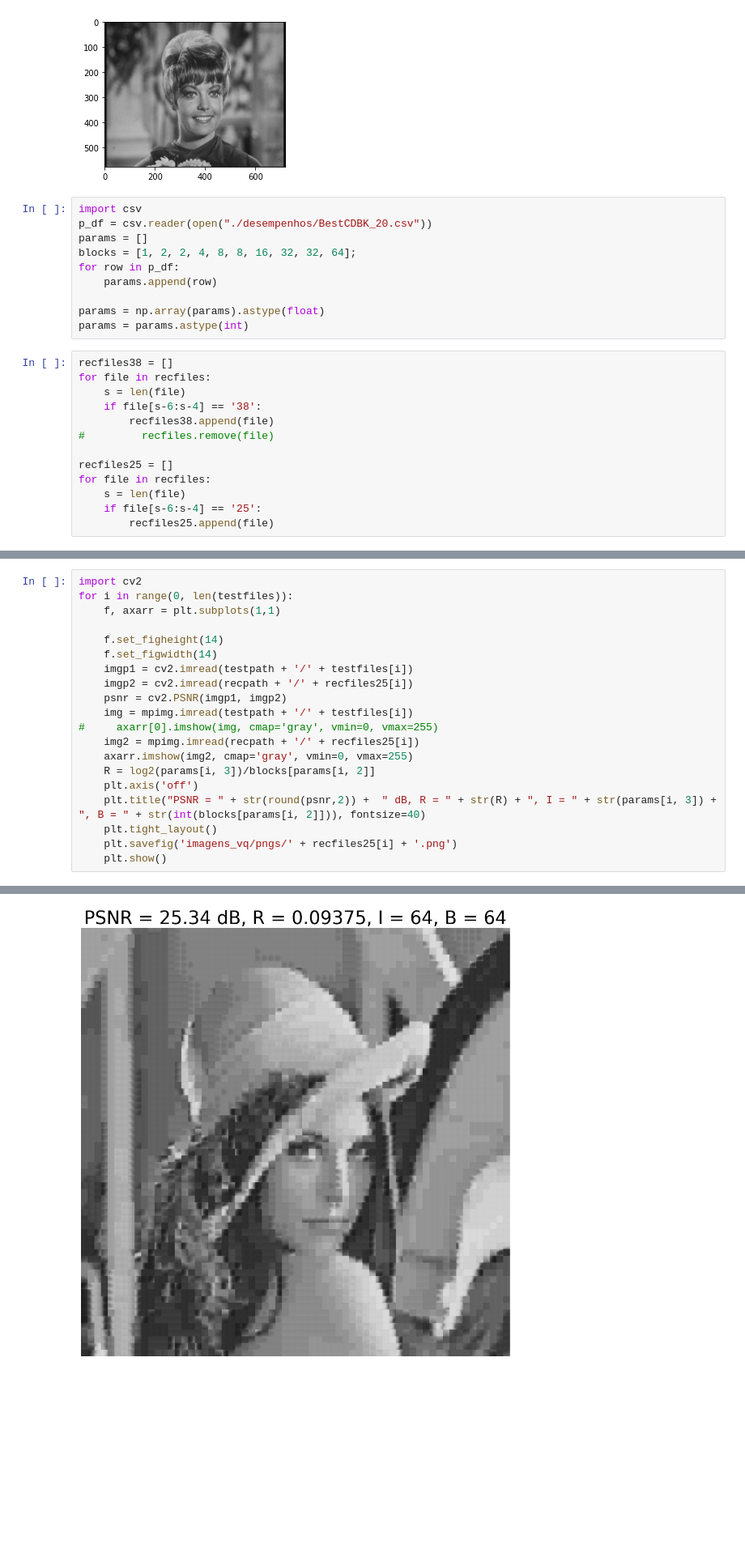
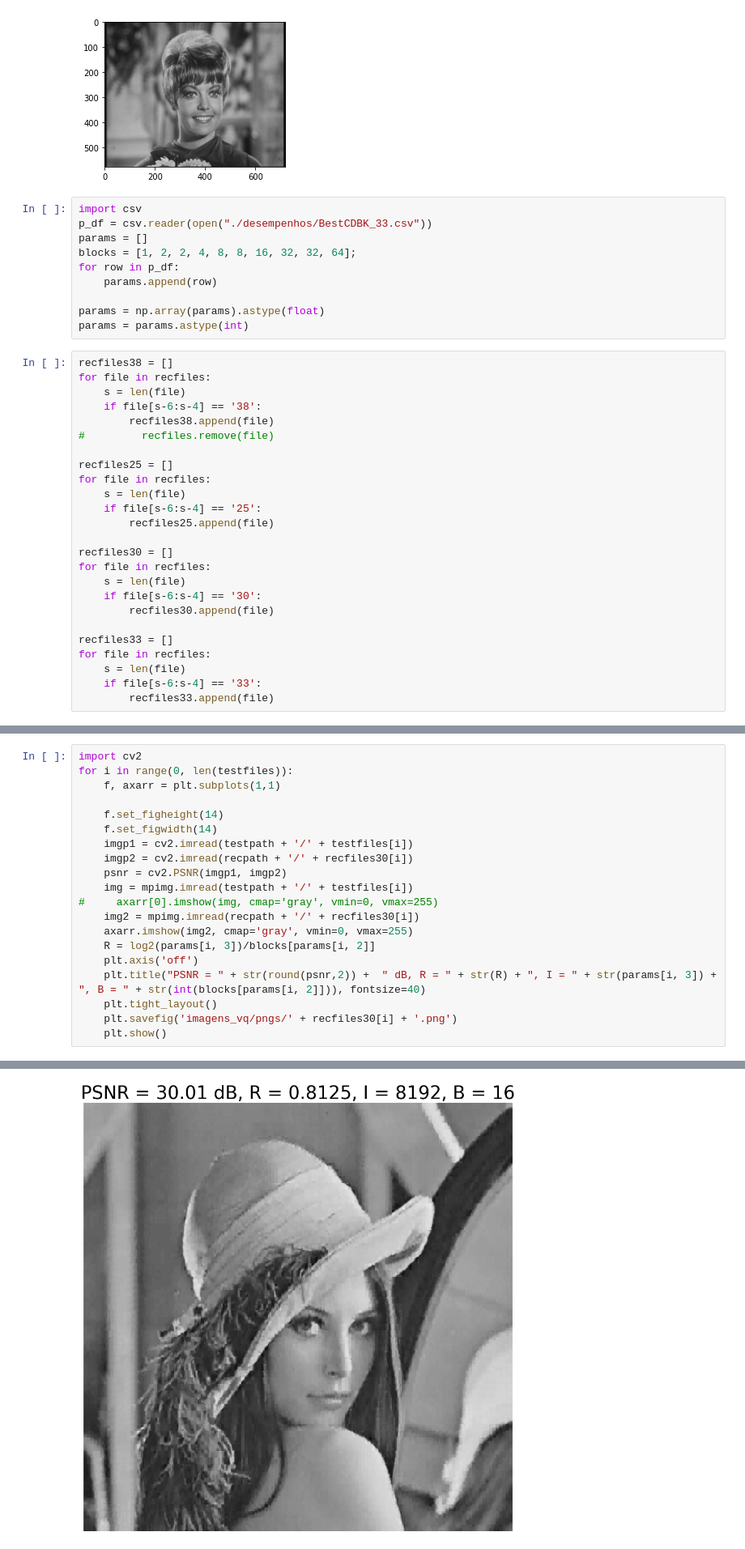
Before and after one commit to VRavaglia/Compressao-de-Imagens, a Jupyter notebook: VQ/Image_comp.ipynb, the cells around one changed output, grey strips where cells are left out. Shown at 81% size. Saved outputs shown, nothing was run; the diff lists cells and outputs as text; blank space fills up the shorter version.

```diff
--- a/VQ/Image_comp.ipynb
+++ b/VQ/Image_comp.ipynb
@@ -34,7 +34,7 @@ for i in range(0, len(trainfiles)):
 [figure]
 # %%
 import csv
-p_df = csv.reader(open("./desempenhos/BestCDBK_20.csv"))
+p_df = csv.reader(open("./desempenhos/BestCDBK_33.csv"))
 params = []
 blocks = [1, 2, 2, 4, 8, 8, 16, 32, 32, 64];
 for row in p_df:
@@ -55,6 +55,18 @@ for file in recfiles:
     s = len(file)
     if file[s-6:s-4] == '25':
         recfiles25.append(file)
+
+recfiles30 = []
+for file in recfiles:
+    s = len(file)
+    if file[s-6:s-4] == '30':
+        recfiles30.append(file)
+
+recfiles33 = []
+for file in recfiles:
+    s = len(file)
+    if file[s-6:s-4] == '33':
+        recfiles33.append(file)
 # %%
 params
 # %% [output]
@@ -71,16 +87,16 @@ for i in range(0, len(testfiles)):
     f.set_figheight(14)
     f.set_figwidth(14)
     imgp1 = cv2.imread(testpath + '/' + testfiles[i])
-    imgp2 = cv2.imread(recpath + '/' + recfiles25[i])
+    imgp2 = cv2.imread(recpath + '/' + recfiles30[i])
     psnr = cv2.PSNR(imgp1, imgp2)
     img = mpimg.imread(testpath + '/' + testfiles[i])
 #     axarr[0].imshow(img, cmap='gray', vmin=0, vmax=255)
-    img2 = mpimg.imread(recpath + '/' + recfiles25[i])
+    img2 = mpimg.imread(recpath + '/' + recfiles30[i])
     axarr.imshow(img2, cmap='gray', vmin=0, vmax=255)
     R = log2(params[i, 3])/blocks[params[i, 2]]
     plt.axis('off')
     plt.title("PSNR = " + str(round(psnr,2)) +  " dB, R = " + str(R) + ", I = " + str(params[i, 3]) + ", B = " + str(int(blocks[params[i, 2]])), fontsize=40)
     plt.tight_layout()
-    plt.savefig('imagens_vq/pngs/' + recfiles25[i] + '.png')
+    plt.savefig('imagens_vq/pngs/' + recfiles30[i] + '.png')
     plt.show()
 # %% [output]
@@ -90 +106 @@ for i in range(0, len(testfiles)):
-[figure, old version]
+[figure, new version]
```
Also changed, not shown: parts of 3 cells of this notebook, 43 other files.
